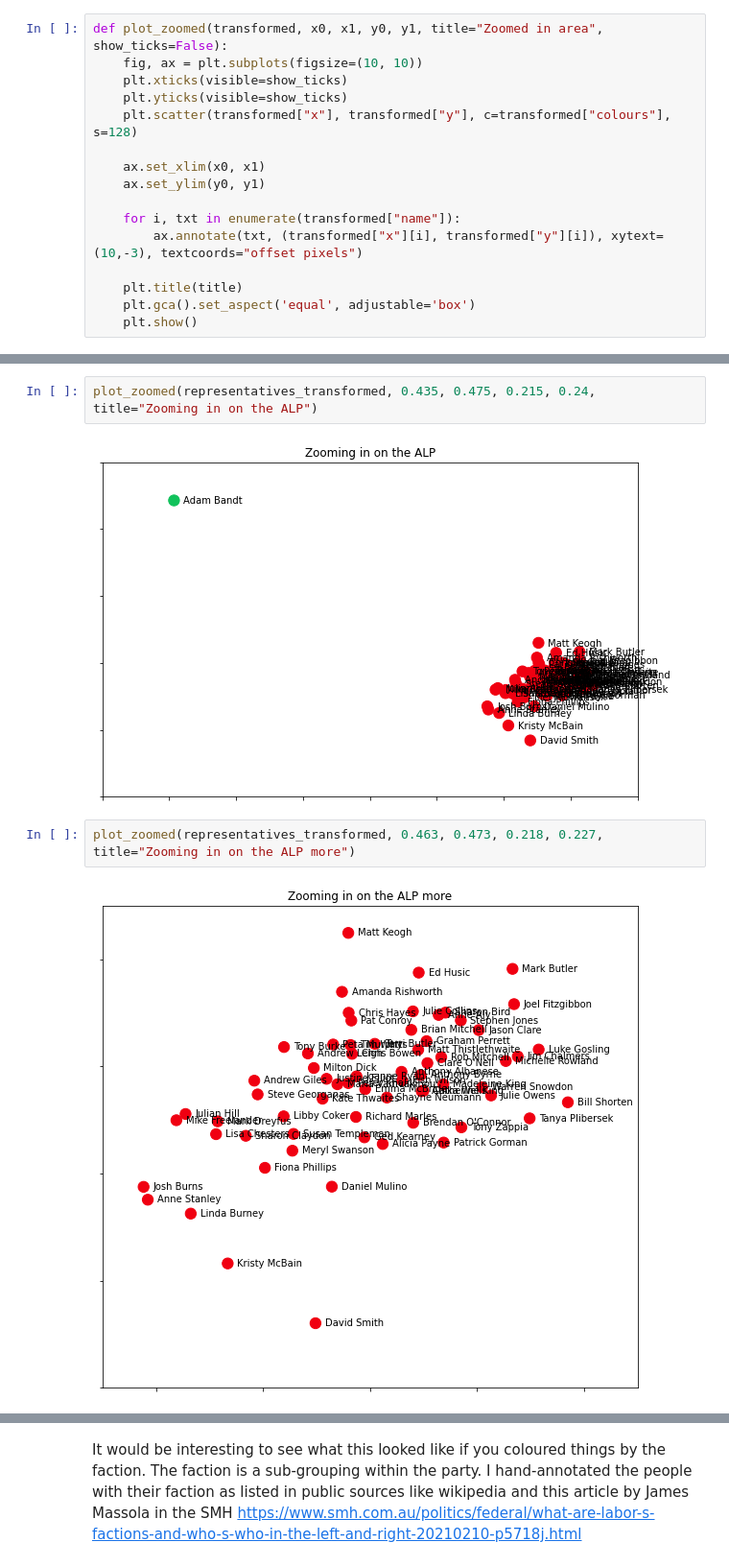
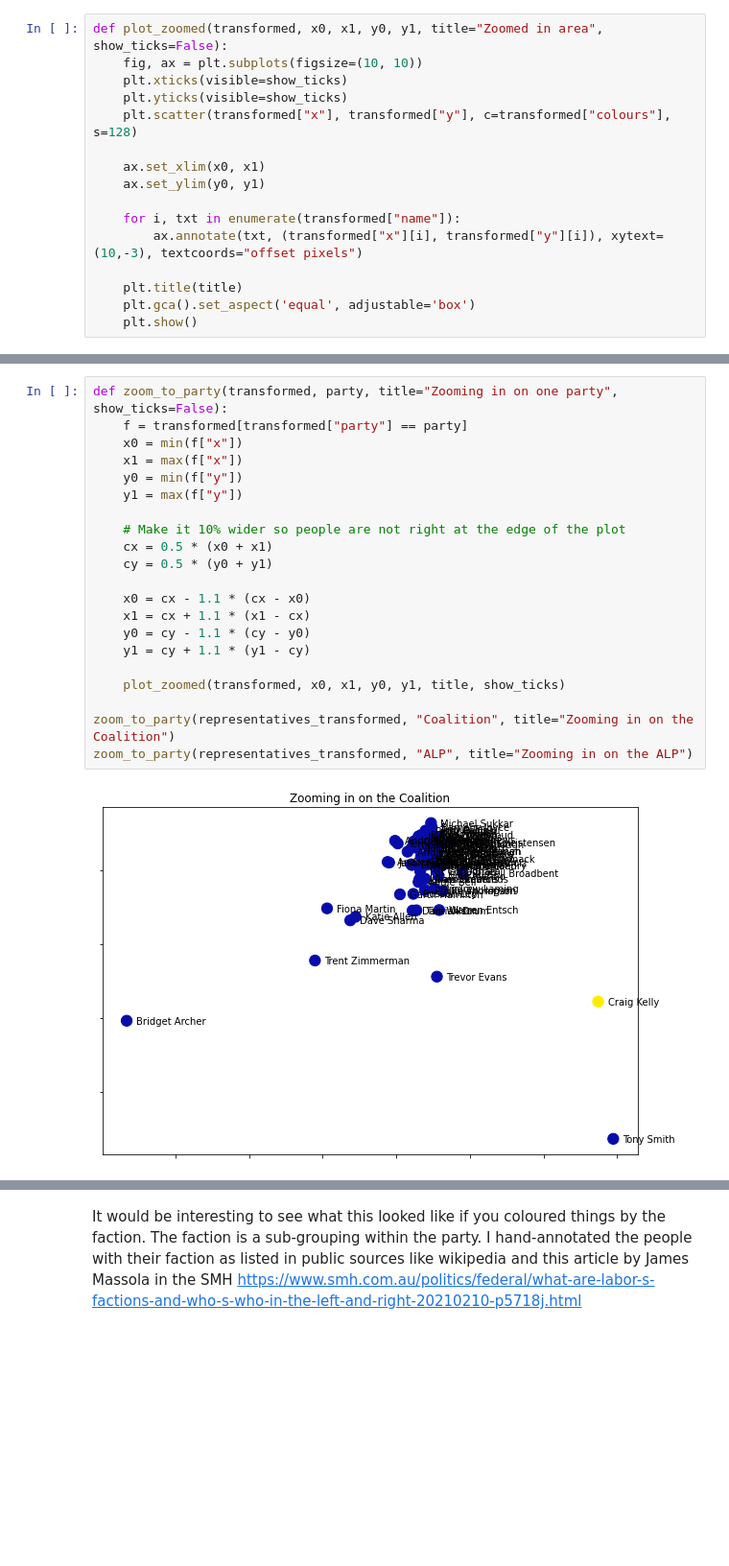
Before and after one commit to openaustralia/visualise-votes-mds, a Jupyter notebook: notebook.ipynb, the cells around one changed output, grey strips where cells are left out. Shown: that part at 96% size. Saved outputs shown, nothing was run; the diff lists cells and outputs as text; blank space fills up the shorter version.

```diff
--- a/notebook.ipynb
+++ b/notebook.ipynb
@@ -192,8 +179,23 @@ plot_zoomed(representatives_transformed, -0.431, -0.417, -0.204, -0.194, title="
-# %%
-plot_zoomed(representatives_transformed, 0.435, 0.475, 0.215, 0.24, title="Zooming in on the ALP")
-# %% [output]
-[figure, removed]
-# %%
-plot_zoomed(representatives_transformed, 0.463, 0.473, 0.218, 0.227, title="Zooming in on the ALP more")
-# %% [output]
-[figure, removed]
+# %%
+def zoom_to_party(transformed, party, title="Zooming in on one party", show_ticks=False):
+    f = transformed[transformed["party"] == party]
+    x0 = min(f["x"])
+    x1 = max(f["x"])
+    y0 = min(f["y"])
+    y1 = max(f["y"])
+
+    # Make it 10% wider so people are not right at the edge of the plot
+    cx = 0.5 * (x0 + x1)
+    cy = 0.5 * (y0 + y1)
+
+    x0 = cx - 1.1 * (cx - x0)
+    x1 = cx + 1.1 * (x1 - cx)
+    y0 = cy - 1.1 * (cy - y0)
+    y1 = cy + 1.1 * (y1 - cy)
+
+    plot_zoomed(transformed, x0, x1, y0, y1, title, show_ticks)
+
+zoom_to_party(representatives_transformed, "Coalition", title="Zooming in on the Coalition")
+zoom_to_party(representatives_transformed, "ALP", title="Zooming in on the ALP")
+# %% [output]
+[figure, added]
```
Also changed, not shown: parts of 13 cells of this notebook.
